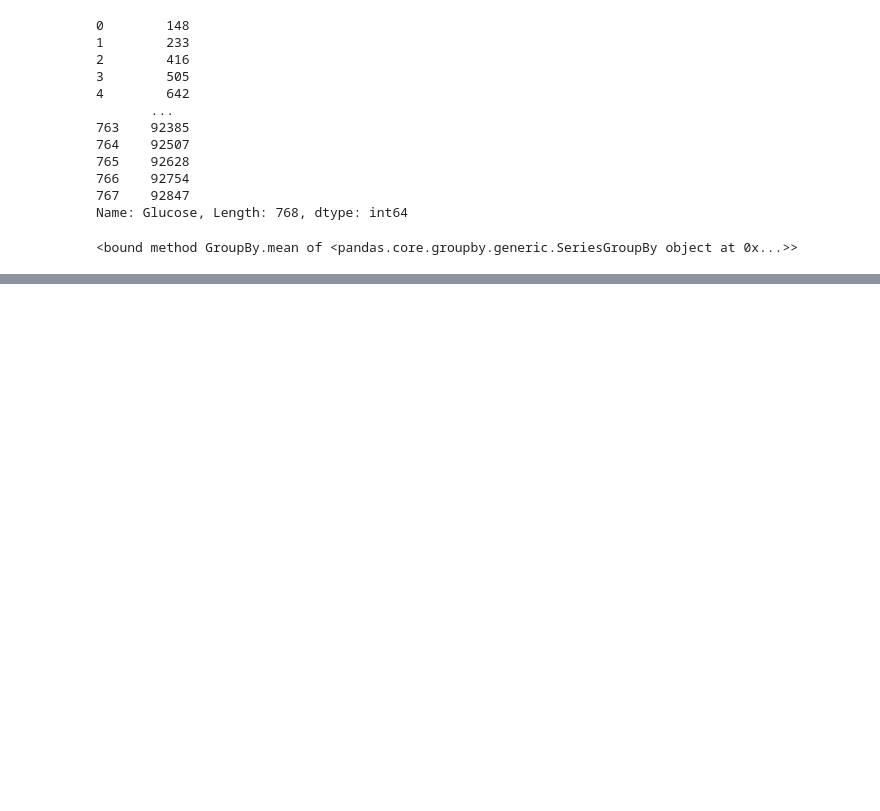
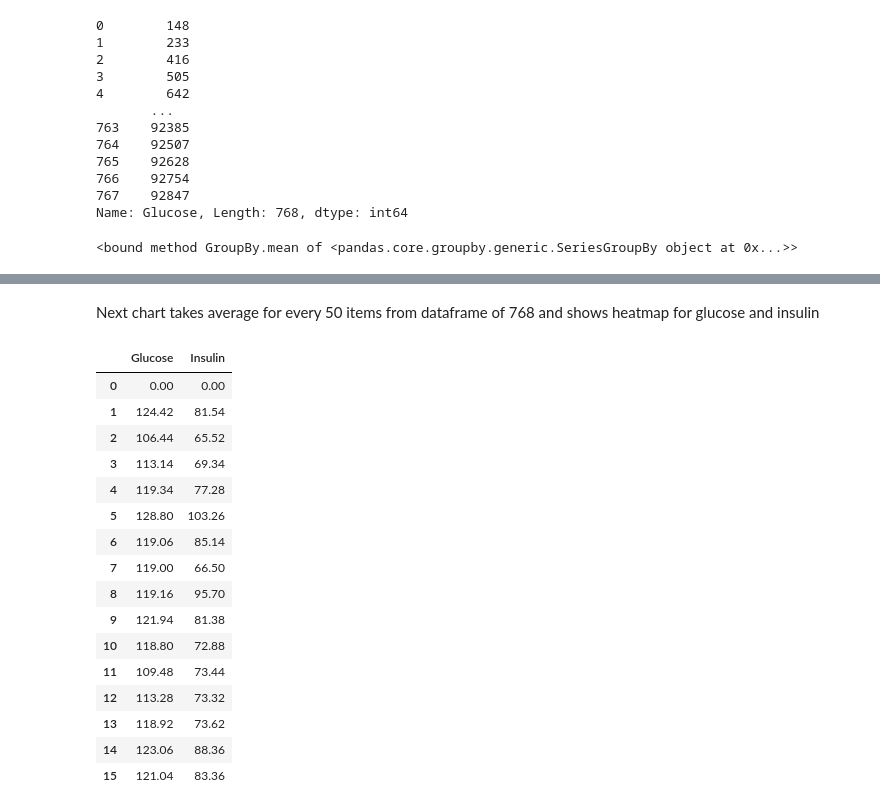
Before and after one commit to colatos99/diabetes-dataset-project, a Jupyter notebook: main_nb.ipynb, the cells around one changed output, grey strips where cells are left out. Saved outputs shown, nothing was run; the diff lists cells and outputs as text; code cells hidden in the pictures; blank space fills up the shorter version.

```diff
--- a/main_nb.ipynb
+++ b/main_nb.ipynb
@@ -88,0 +179,23 @@ len(x)
+# %% [markdown]
+Next chart takes average for every 50 items from dataframe of 768 and shows heatmap for glucose and insulin
+# %%
+ds_df = pd.DataFrame({"Glucose" : glucose_ds_list, "Insulin" : insulin_ds_list})
+ds_df
+# %% [output]
+|  | Glucose | Insulin |
+| 0 | 0.00 | 0.00 |
+| 1 | 124.42 | 81.54 |
+| 2 | 106.44 | 65.52 |
+| 3 | 113.14 | 69.34 |
+| 4 | 119.34 | 77.28 |
+| 5 | 128.80 | 103.26 |
+| 6 | 119.06 | 85.14 |
+| 7 | 119.00 | 66.50 |
+| 8 | 119.16 | 95.70 |
+| 9 | 121.94 | 81.38 |
+| 10 | 118.80 | 72.88 |
+| 11 | 109.48 | 73.44 |
+| 12 | 113.28 | 73.32 |
+| 13 | 118.92 | 73.62 |
+| 14 | 123.06 | 88.36 |
+| 15 | 121.04 | 83.36 |
```
Also changed, not shown: parts of 8 cells of this notebook.
